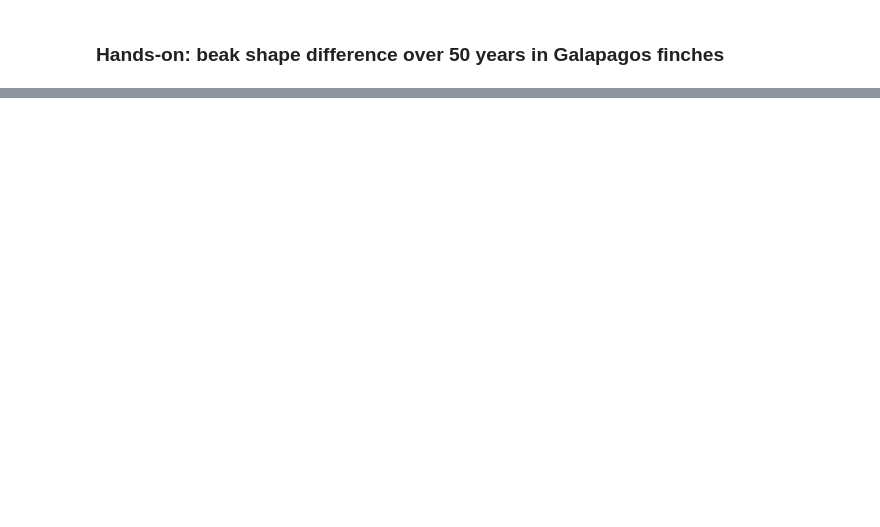
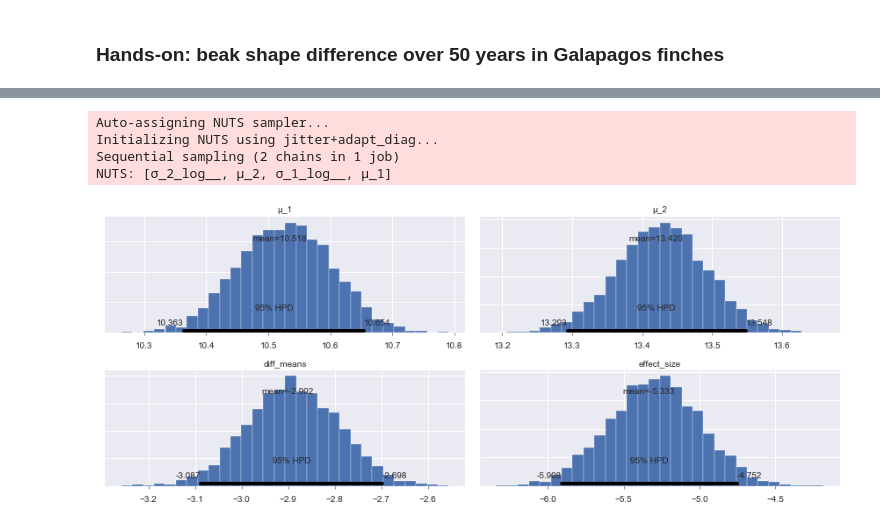
Before and after one commit to ericmjl/bayesian-stats-modelling-tutorial, a Jupyter notebook: notebooks/2.Parameter_estimation_hypothesis_testing.ipynb, the cells around one changed output, grey strips where cells are left out. Cells and saved outputs as stored; diff of their text form; code cells hidden in the pictures; blank space fills up the shorter version.

```diff
--- a/notebooks/2.Parameter_estimation_hypothesis_testing.ipynb
+++ b/notebooks/2.Parameter_estimation_hypothesis_testing.ipynb
@@ -175,0 +194,30 @@ plt.plot(np.linspace(-1, 1, 199), _);
+# %%
+with pm.Model() as model:
+    """
+    The priors for each group.
+    """
+    μ_1 = pm.Normal('μ_1', mu=10, sd=5)
+    σ_1 = pm.Lognormal('σ_1', 0, 10)
+    μ_2 = pm.Normal('μ_2', mu=10, sd=5)
+    σ_2 = pm.Lognormal('σ_2', 0, 10)
+    # Gaussian Likelihoods
+    y_1 = pm.Normal('y_1', mu=μ_1, sd=σ_1, observed=df_fortis.blength)
+    y_2 = pm.Normal('y_2', mu=μ_2, sd=σ_2, observed=df_scandens.blength)
+    # Calculate the effect size and its uncertainty.
+    diff_means = pm.Deterministic('diff_means', μ_1 - μ_2)
+    pooled_sd = pm.Deterministic('pooled_sd',
+                                 np.sqrt(np.power(σ_1, 2) +
+                                         np.power(σ_2, 2)) / 2)
+    effect_size = pm.Deterministic('effect_size',
+                                   diff_means / pooled_sd)
+# %%
+# bust it out & sample
+with model:
+    samples = pm.sample(2000, njobs=1)
+pm.plot_posterior(samples, varnames=['μ_1', 'μ_2', 'diff_means', 'effect_size']);
+# %% [output]
+Auto-assigning NUTS sampler...
+Initializing NUTS using jitter+adapt_diag...
+Sequential sampling (2 chains in 1 job)
+NUTS: [σ_2_log__, μ_2, σ_1_log__, μ_1]
+[figure, added]
```
Also changed, not shown: parts of 38 cells of this notebook.
